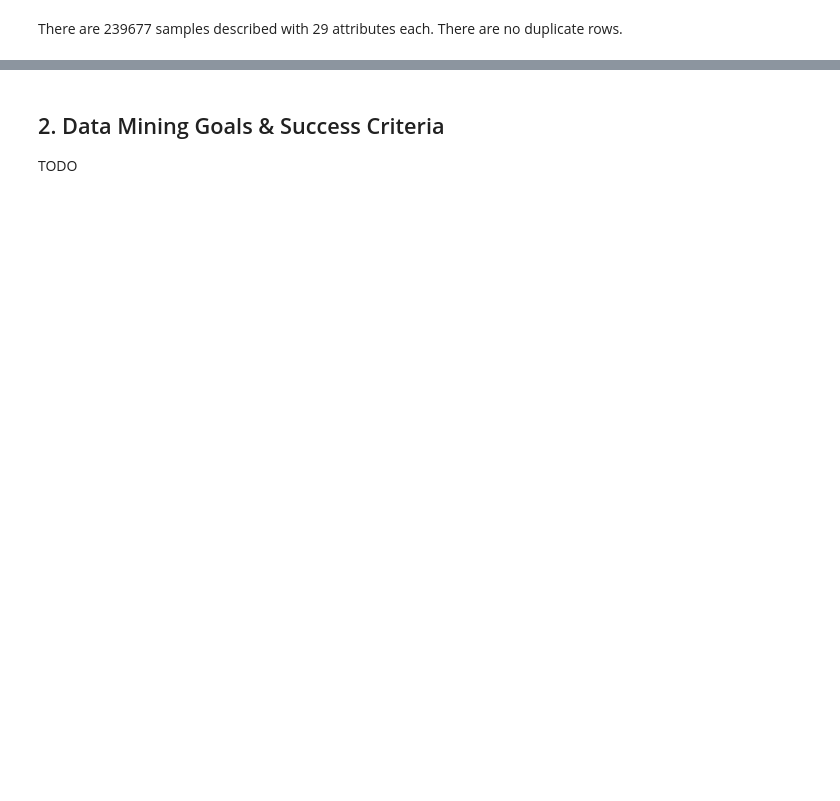
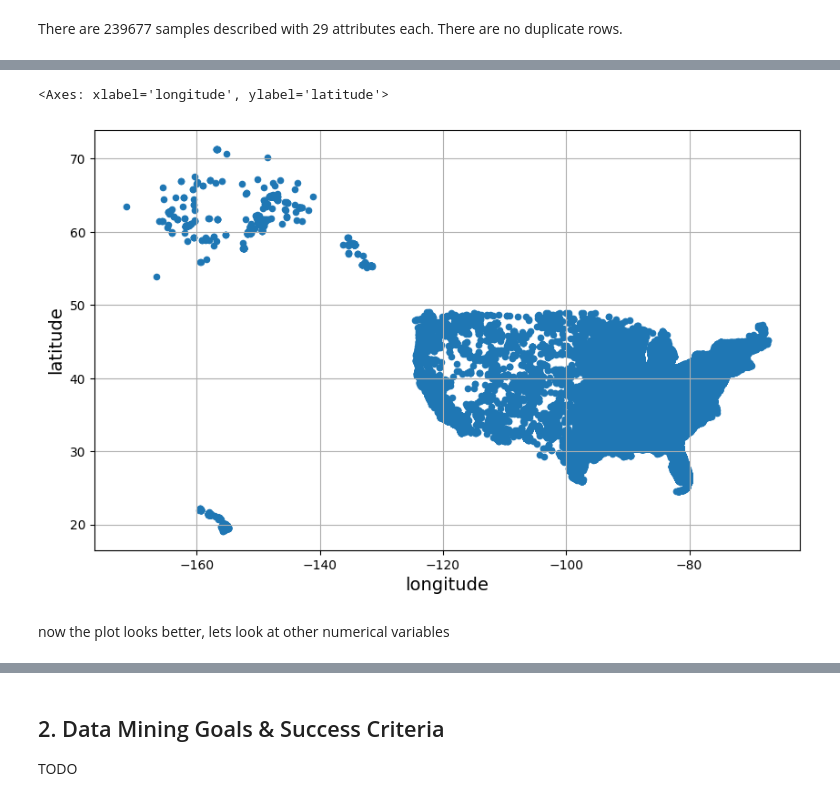
Before and after one commit to Neukz/gun-violence-analysis, a Jupyter notebook: 01_problem_and_data_understanding.ipynb, the cells around one changed output, grey strips where cells are left out. Drawn from its saved outputs; the diff is of its cells as text; code cells hidden in the pictures; blank space fills up the shorter version.

```diff
--- a/01_problem_and_data_understanding.ipynb
+++ b/01_problem_and_data_understanding.ipynb
@@ -53,0 +124,7 @@ TODO
+# %%
+df.plot(x='longitude', y='latitude', kind='scatter', grid=True, figsize=(10, 6))
+# %% [output]
+<Axes: xlabel='longitude', ylabel='latitude'>
+[figure, added]
+# %% [markdown]
+now the plot looks better, lets look at other numerical variables
```
Also changed, not shown: parts of 16 cells of this notebook, 4 other files.
